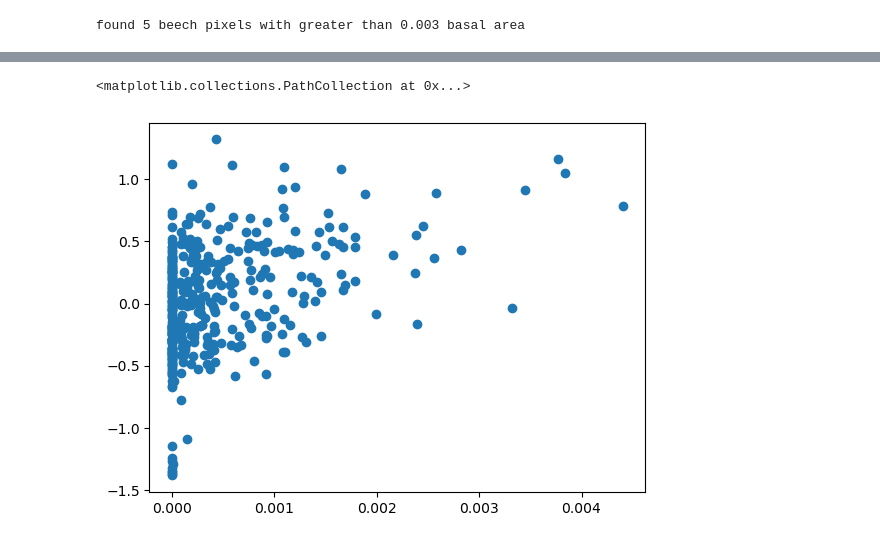
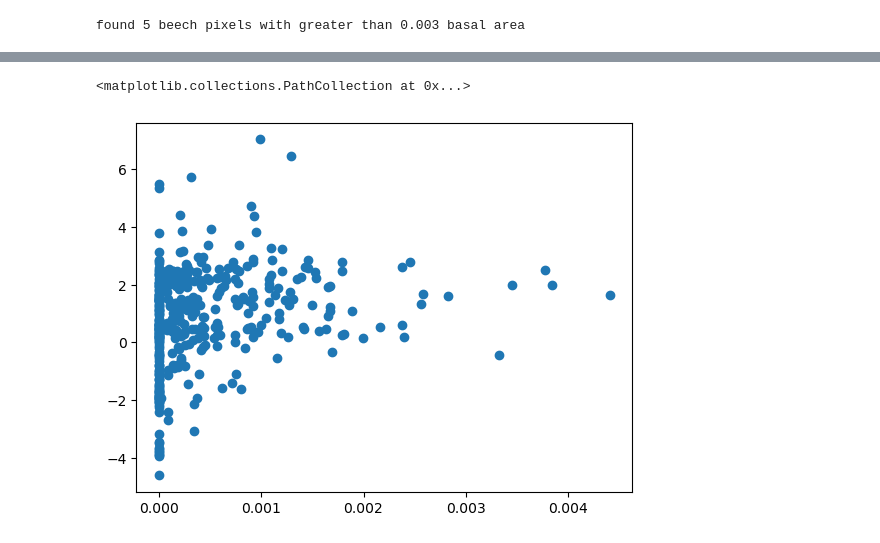
Before and after one commit to rosehanuy/beech-catskills, a Jupyter notebook: data_stack.ipynb, the cells around one changed output, grey strips where cells are left out. Drawn from its saved outputs; the diff is of its cells as text; code cells hidden in the pictures.

```diff
--- a/data_stack.ipynb
+++ b/data_stack.ipynb
@@ -1396,5 +1408,5 @@ array([[1.        , 0.38917399],
 # %%
-plt.scatter(df_dropna[:,0],df_dropna[:,1])
+plt.scatter(df_mf[:,0],df_mf[:,1])
 # %% [output]
 <matplotlib.collections.PathCollection at 0x...>
-[figure, old version]
+[figure, new version]
```
Also changed, not shown: parts of 38 cells of this notebook.
